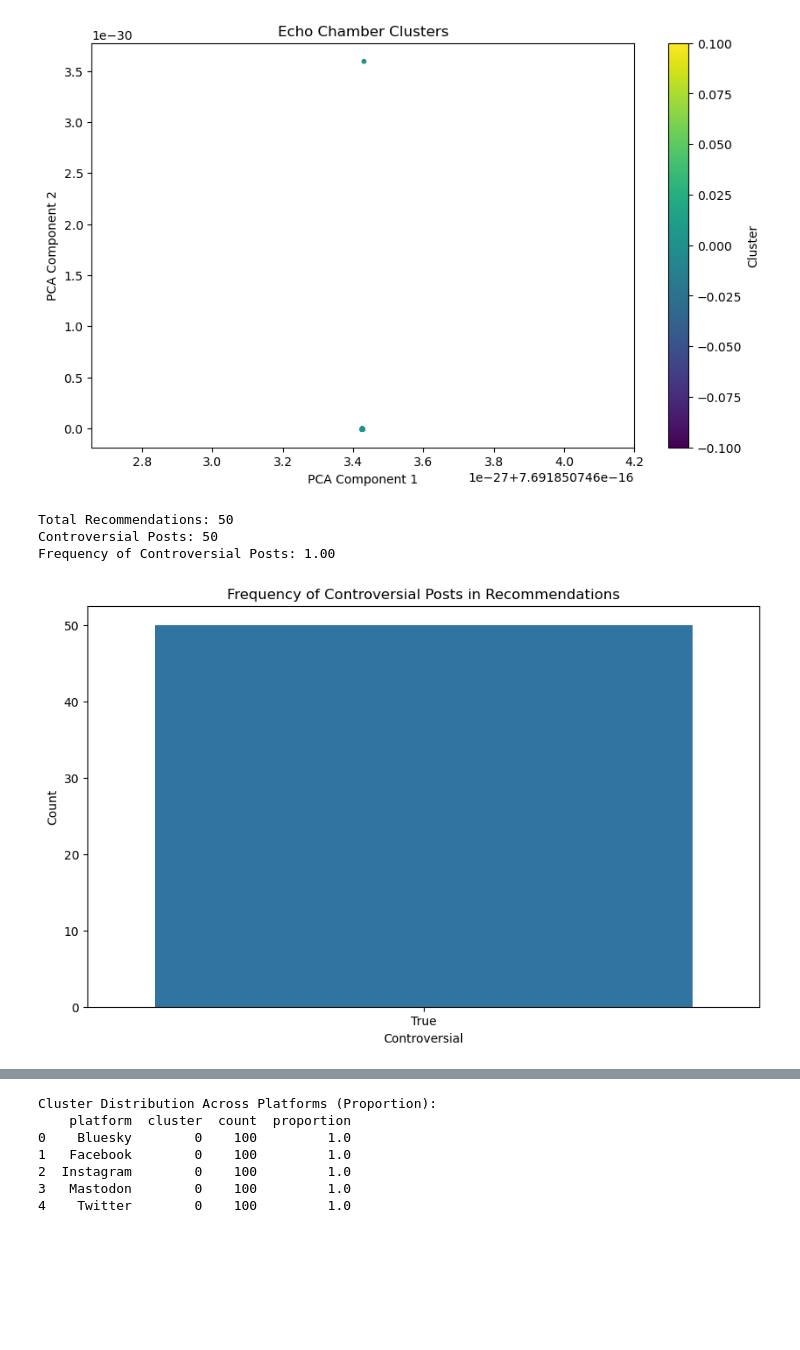
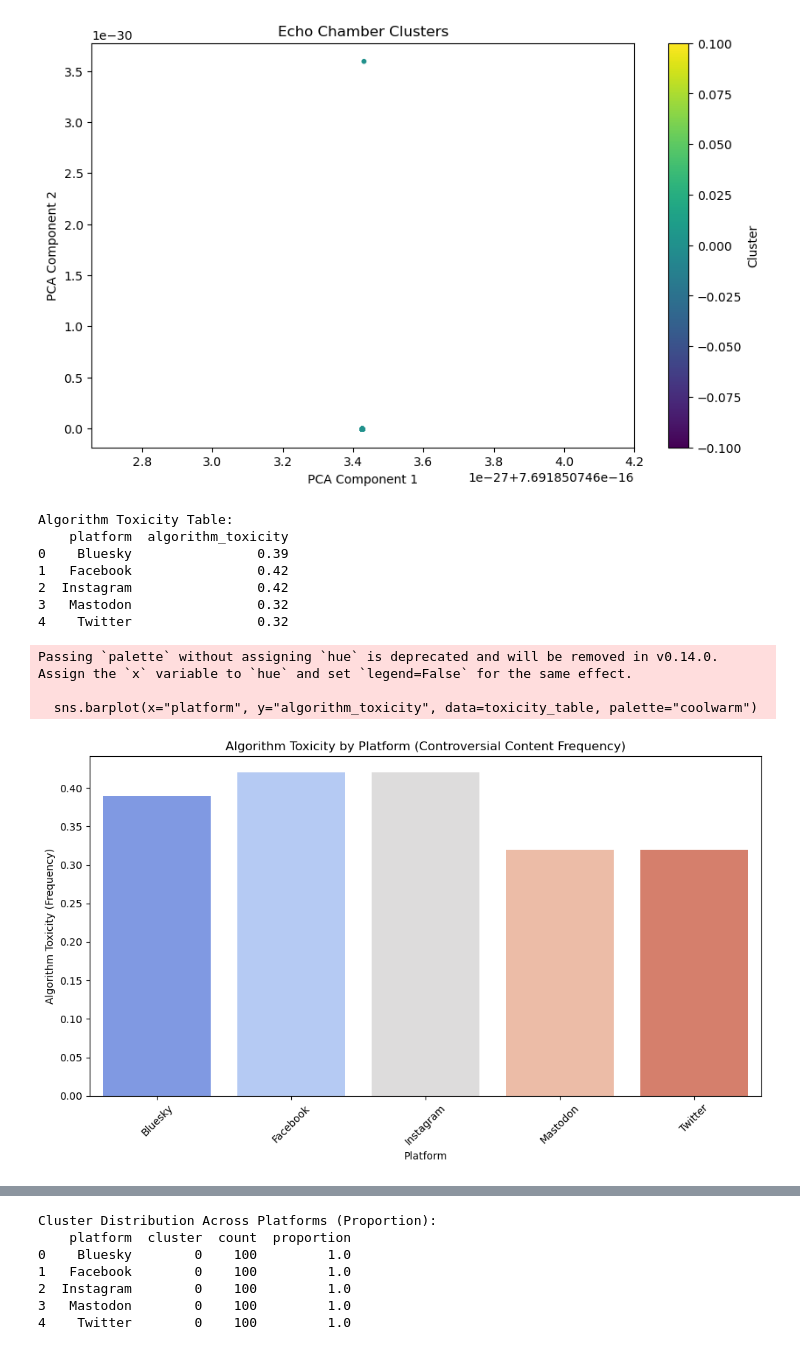
Before and after one commit to OracleBZ/Analysis-of-user-enviroments-of-social-media-apps, a Jupyter notebook: social_media_analysis.ipynb, the cells around one changed output, grey strips where cells are left out. Saved outputs shown, nothing was run; the diff lists cells and outputs as text; code cells hidden in the pictures; blank space fills up the shorter version.

```diff
--- a/social_media_analysis.ipynb
+++ b/social_media_analysis.ipynb
@@ -301,44 +270,40 @@ plot_clusters(data, data["clean_text"], "cluster")
 # Section 5: Algorithm Simulation
 # %%
 # Simulate content recommendation algorithms
-# Define a function to simulate the recommendation algorithm
-def simulate_recommendation_algorithm(data, num_recommendations=10):
-    #Simulate a recommendation algorithm by randomly selecting posts.
-    return data.sample(num_recommendations)
+# Detect algorithm toxicity (frequency of controversial content recommendations)
+def calculate_algorithm_toxicity(data):
+    toxicity = data.groupby("platform")["civility_score"].apply(
+        lambda scores: sum(score < 2.5 for score in scores) / len(scores)
+    )
+    toxicity_table = pd.DataFrame({"platform": toxicity.index, "algorithm_toxicity": toxicity.values})
+    return toxicity_table
 
-# Define a function to determine if a post is controversial
-def is_controversial(row, threshold=1.0):
-    #Determine if a post is controversial based on the variance in civility scores.
-    return row['civility_score'] > threshold
+# Create algorithm toxicity table
+toxicity_table = calculate_algorithm_toxicity(data)
+print("\nAlgorithm Toxicity Table:")
+print(toxicity_table)
 
-# Simulate the recommendation algorithm
-recommended_posts = simulate_recommendation_algorithm(data, num_recommendations=50)
-
-# Analyze the frequency of controversial posts in the recommendations
-recommended_posts['controversial'] = recommended_posts.apply(is_controversial, axis=1)
-controversial_count = recommended_posts['controversial'].sum()
-total_recommendations = len(recommended_posts)
-
-# Calculate the frequency of controversial posts
-controversial_frequency = controversial_count / total_recommendations
-
-# Display the results
-print(f"Total Recommendations: {total_recommendations}")
-print(f"Controversial Posts: {controversial_count}")
-print(f"Frequency of Controversial Posts: {controversial_frequency:.2f}")
-
-# Visualization of the results
+# Graph algorithm toxicity by platform
 plt.figure(figsize=(10, 6))
-sns.countplot(x='controversial', data=recommended_posts)
-plt.title('Frequency of Controversial Posts in Recommendations')
-plt.xlabel('Controversial')
-plt.ylabel('Count')
+sns.barplot(x="platform", y="algorithm_toxicity", data=toxicity_table, palette="coolwarm")
+plt.title("Algorithm Toxicity by Platform (Controversial Content Frequency)")
+plt.xlabel("Platform")
+plt.ylabel("Algorithm Toxicity (Frequency)")
+plt.xticks(rotation=45)
+plt.tight_layout()
 plt.show()
 # %% [output]
-Total Recommendations: 50
-Controversial Posts: 50
-Frequency of Controversial Posts: 1.00
+Algorithm Toxicity Table:
+    platform  algorithm_toxicity
+0    Bluesky                0.39
+1   Facebook                0.42
+2  Instagram                0.42
+3   Mastodon                0.32
+4    Twitter                0.32
+Passing `palette` without assigning `hue` is deprecated and will be removed in v0.14.0. Assign the `x` variable to `hue` and set `legend=False` for the same effect.
+
+  sns.barplot(x="platform", y="algorithm_toxicity", data=toxicity_table, palette="coolwarm")
-[figure, old version]
+[figure, new version]
 # %%
 # Section 6: Database Integration
 # %%
```
Also changed, not shown: parts of 24 cells of this notebook.
